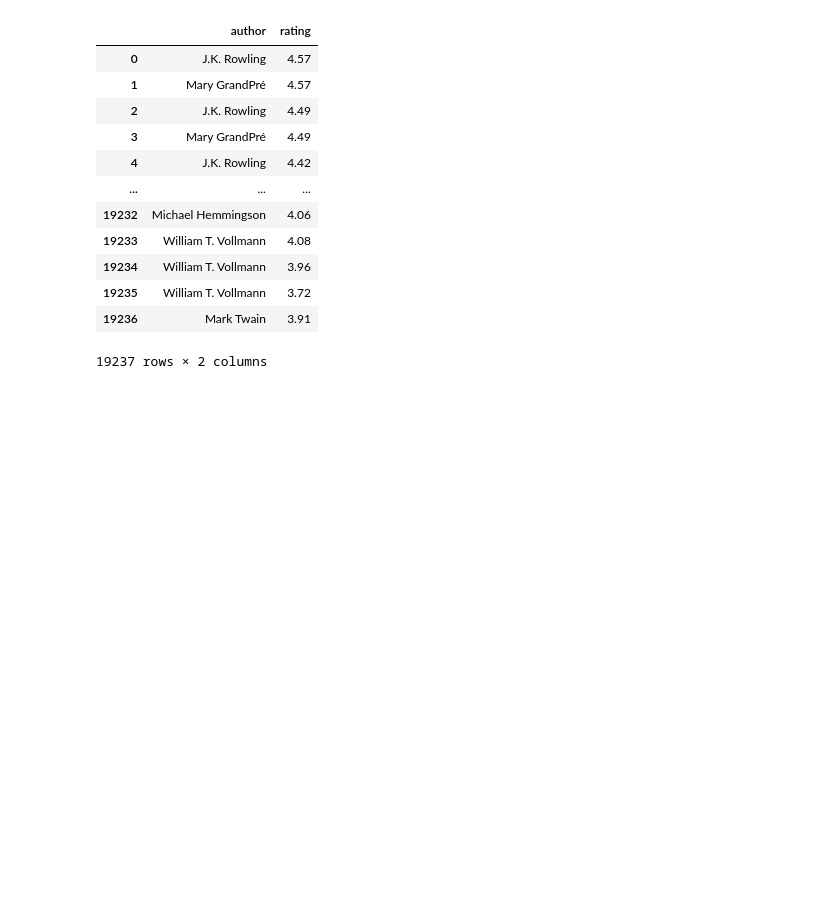
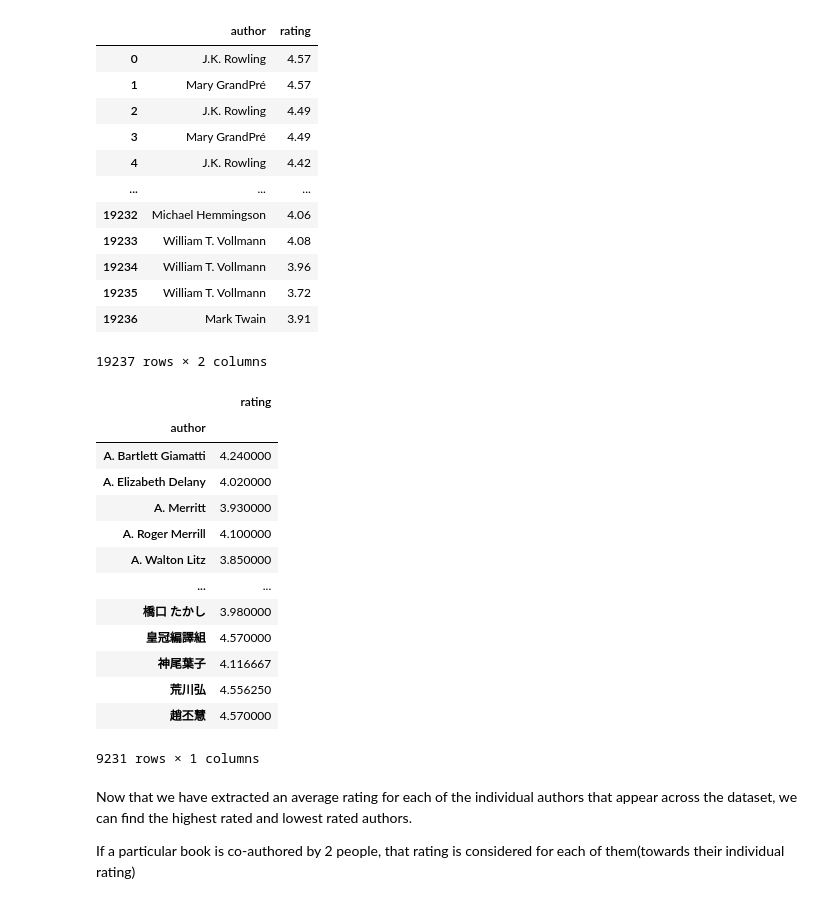
Before and after one commit to niramay447/kaggle-competitions, a Jupyter notebook: good-reads.ipynb, the cells around one changed output. Cells and saved outputs as stored; diff of their text form; code cells hidden in the pictures; blank space fills up the shorter version.

```diff
--- a/good-reads.ipynb
+++ b/good-reads.ipynb
@@ -172,3 +172,25 @@ book_wise_auth
 | 19235 | William T. Vollmann | 3.72 |
 | 19236 | Mark Twain | 3.91 |
 19237 rows × 2 columns
+# %%
+author_overall_rating = book_wise_auth.groupby(['author']).mean()
+author_overall_rating
+# %% [output]
+|  | rating |
+| author |  |
+| A. Bartlett Giamatti | 4.240000 |
+| A. Elizabeth Delany | 4.020000 |
+| A. Merritt | 3.930000 |
+| A. Roger Merrill | 4.100000 |
+| A. Walton Litz | 3.850000 |
+| ... | ... |
+| 橋口 たかし | 3.980000 |
+| 皇冠編譯組 | 4.570000 |
+| 神尾葉子 | 4.116667 |
+| 荒川弘 | 4.556250 |
+| 趙丕慧 | 4.570000 |
+9231 rows × 1 columns
+# %% [markdown]
+Now that we have extracted an average rating for each of the individual authors that appear across the dataset, we can find the highest rated and lowest rated authors.
+
+If a particular book is co-authored by 2 people, that rating is considered for each of them(towards their individual rating)
```
